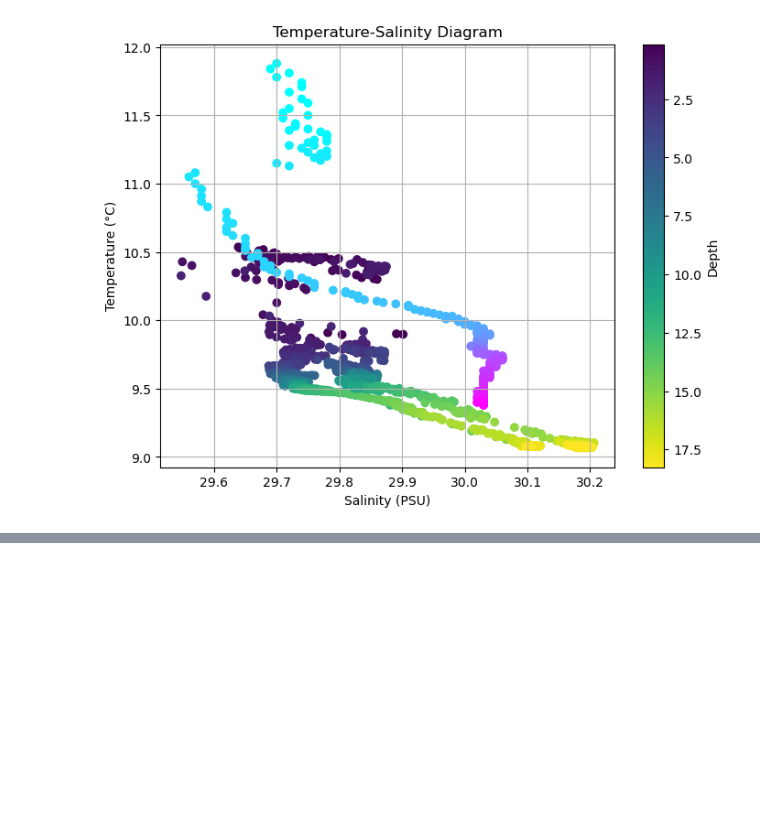
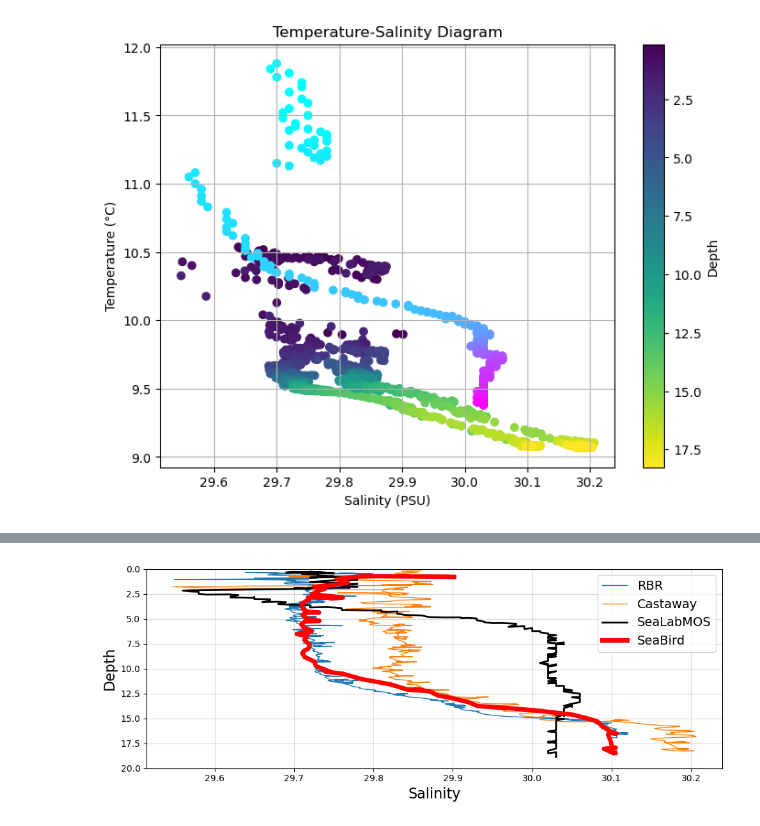
Before and after one commit to sscopazzi/SeaLabMOS, a Jupyter notebook: z_v1/SeaLabCTD_v1/a_test_data/2024.4.22 RV Rutgers/quad-comparison.ipynb, the cells around one changed output, grey strips where cells are left out. Saved outputs shown, nothing was run; the diff lists cells and outputs as text; code cells hidden in the pictures; blank space fills up the shorter version.

```diff
--- a/z_v1/SeaLabCTD_v1/a_test_data/2024.4.22 RV Rutgers/quad-comparison.ipynb
+++ b/z_v1/SeaLabCTD_v1/a_test_data/2024.4.22 RV Rutgers/quad-comparison.ipynb
@@ -114,0 +188,73 @@ plt.savefig('ts_plot.png')
+# %%
+import pandas as pd             # data processing
+import matplotlib.pyplot as plt # plotting
+import gsw                      # data conversion
+
+# FILES
+homebrew_file    = 'Homebrew_CTD_DATAFILE.txt'
+seabird_file     = 'SeaBird_RU23_Recovery.cnv'
+rbr_file         = 'RBR_204546_20240424_1333_data.txt'
+castaway_file    = 'Castaway_11D101493_20240422_171552_raw.csv'
+
+homebrew_names   = ['ec','tds','psu','mbar','c','m']
+seabird_names    = ['m', 'psu', 'c', 'bad']
+rbr_names        = ['time','mS/cm','c','dbar1','dbar2','m','psu','m/s','uS/cm','kg/m3']
+castaway_names   = ['Time (Seconds)','Pressure (Decibar)','Temperature (Celsius)','Conductivity (MicroSiemens per Centimeter)']
+# castaway_names_processed   = ['Pressure (Decibar)', 'Depth (Meter)', 'Temperature (Celsius)',
+                    # 'Conductivity (MicroSiemens per Centimeter)', 'Specific conductance (MicroSiemens per Centimeter)',
+                    # 'Salinity (Practical Salinity Scale)', 'Sound velocity (Meters per Second)', 'Density (Kilograms per Cubic Meter)']
+
+# PROCESS THE FILES
+homebrew    = pd.read_csv(homebrew_file,sep=',',names=homebrew_names)
+seabird     = pd.read_csv(seabird_file,sep='\s+',skiprows=114,names=seabird_names)
+rbr         = pd.read_csv(rbr_file,sep=',',skiprows=1,names=rbr_names)
+castaway    = pd.read_csv(castaway_file,sep=',',skiprows=30,names=castaway_names)
+
+# CALCULATE PSU USING GSW
+homebrew['ec_numeric']  = pd.to_numeric(homebrew['ec'], errors='coerce')
+homebrew['mS/cm']       = (homebrew['ec_numeric'] / 1000)
+homebrew['dbar']        = homebrew['mbar'] / 10
+homebrew['psu_calc']    = gsw.SP_from_C(homebrew['mS/cm'], homebrew['c'], homebrew['dbar'])
+
+rbr['psu_calc']         = gsw.SP_from_C(rbr['mS/cm'],rbr['c'],rbr['dbar1'])
+
+castaway['mS/cm']       = castaway['Conductivity (MicroSiemens per Centimeter)'] / 1000
+castaway['psu_calc']    = gsw.SP_from_C(castaway['mS/cm'], castaway['Temperature (Celsius)'], castaway['Pressure (Decibar)'])
+
+# PRIOR OFFSET VALUES FOR HOMEBREW
+SAL_CAL = 10.6 #1.35 # last time was 1.35
+homebrew['psu_off'] = homebrew['psu'] + SAL_CAL
+
+TEMP_CAL = -0.4 # last time was 0.2
+homebrew['c_off'] = homebrew['c'] + TEMP_CAL
+
+# PLOTS TO LOCATE DOWNCASTS
+# homebrew['m'][70:319].plot()
+# seabird['m'][55:130].plot()
+# rbr['m'][160:1061].plot()
+# castaway['Pressure (Decibar)'][210:690].plot()
+
+# LOCATE DOWNCASTS
+homebrew = homebrew.iloc[70:319]
+seabird  = seabird.iloc[55:130]
+rbr      = rbr.iloc[160:1061]
+castaway = castaway.iloc[210:690]
+
+fig, ax = plt.subplots(1, 1, figsize=(10, 4))
+
+# Second subplot: Salinity and Depth
+plt.plot(rbr['psu'][::1], rbr['m'][::1], lw=1,label='RBR')
+plt.plot(castaway['psu_calc'][::1], castaway['Pressure (Decibar)'][::1], lw=1, label='Castaway')
+plt.plot(homebrew['psu_off'][::1], homebrew['m'][::1], c='black',lw=2,label='SeaLabMOS')
+plt.plot(seabird['psu'][::1], seabird['m'][::1], c="red",lw=5,label='SeaBird')
+plt.xlabel('Salinity',fontsize=16)
+plt.ylabel('Depth',fontsize=16)
+# ax[1].set_title('Salinity'fontsize=14)
+plt.ylim(20,0)
+plt.legend(fontsize=14)
+plt.grid(alpha=0.5)
+
+plt.tight_layout()
+plt.savefig('2024_4_22_quad_comparison_salt_only.png')
+# %% [output]
+[figure, added]
```
Also changed, not shown: parts of 2 cells of this notebook, 4 other files.
